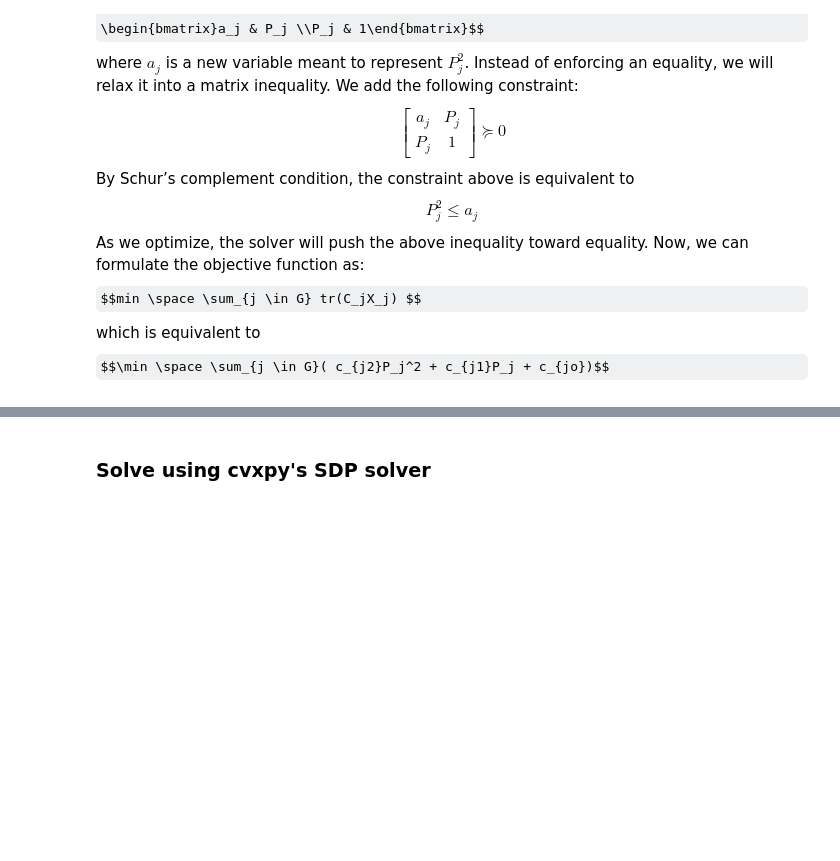
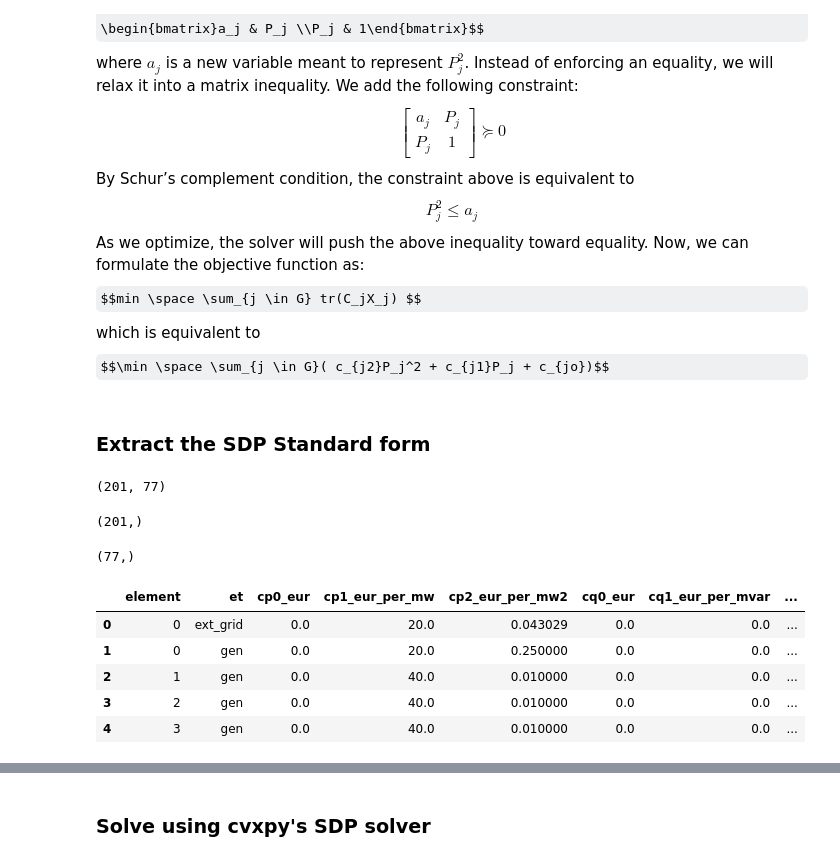
Before and after one commit to maxwang1499/SDP_OPF, a Jupyter notebook: classical-SDP-OPF.ipynb, the cells around one changed output, grey strips where cells are left out. Cells and saved outputs as stored; diff of their text form; code cells hidden in the pictures; some formulas as TeX source; blank space fills up the shorter version.

Commit message:
Try to find SDP standard form using cvxpy's get_problem_data

```diff
--- a/classical-SDP-OPF.ipynb
+++ b/classical-SDP-OPF.ipynb
@@ -20,6 +20,8 @@ Now,let's make a function that loads the IEEE test cases from Pandapower.
 # %%
 # Select IEEE test case
 def load_network(case):
+    if case == 5:
+        return nw.case5()
     if case == 14:
         return nw.case14()
     elif case == 30:
@@ -36,7 +38,7 @@ def load_network(case):
         raise ValueError("Unsupported test case")
 # %%
 # Load the chosen IEEE test case
-case_number = 'GB' # Change to 30, 57, or 118 for larger cases
+case_number = 14 # Change to 30, 57, or 118 for larger cases
 net = load_network(case_number)
 
 pp.runpp(net)  # Run power flow to initialize values
@@ -273,3 +279,5 @@ for j in range(n):
 
 # Positive semidefinite constraint
 constraints.append(W >> 0)
+# %% [markdown]
+### Extract the SDP Standard form
@@ -275,0 +291,21 @@ constraints.append(W >> 0)
+# %%
+A.shape
+# %% [output]
+(201, 77)
+# %%
+b.shape
+# %% [output]
+(201,)
+# %%
+C.shape
+# %% [output]
+(77,)
+# %%
+net.poly_cost
+# %% [output]
+|  | element | et | cp0_eur | cp1_eur_per_mw | cp2_eur_per_mw2 | cq0_eur | cq1_eur_per_mvar | ... |
+| 0 | 0 | ext_grid | 0.0 | 20.0 | 0.043029 | 0.0 | 0.0 | ... |
+| 1 | 0 | gen | 0.0 | 20.0 | 0.250000 | 0.0 | 0.0 | ... |
+| 2 | 1 | gen | 0.0 | 40.0 | 0.010000 | 0.0 | 0.0 | ... |
+| 3 | 2 | gen | 0.0 | 40.0 | 0.010000 | 0.0 | 0.0 | ... |
+| 4 | 3 | gen | 0.0 | 40.0 | 0.010000 | 0.0 | 0.0 | ... |
```
Also changed, not shown: parts of 8 cells of this notebook, 1 other file.
